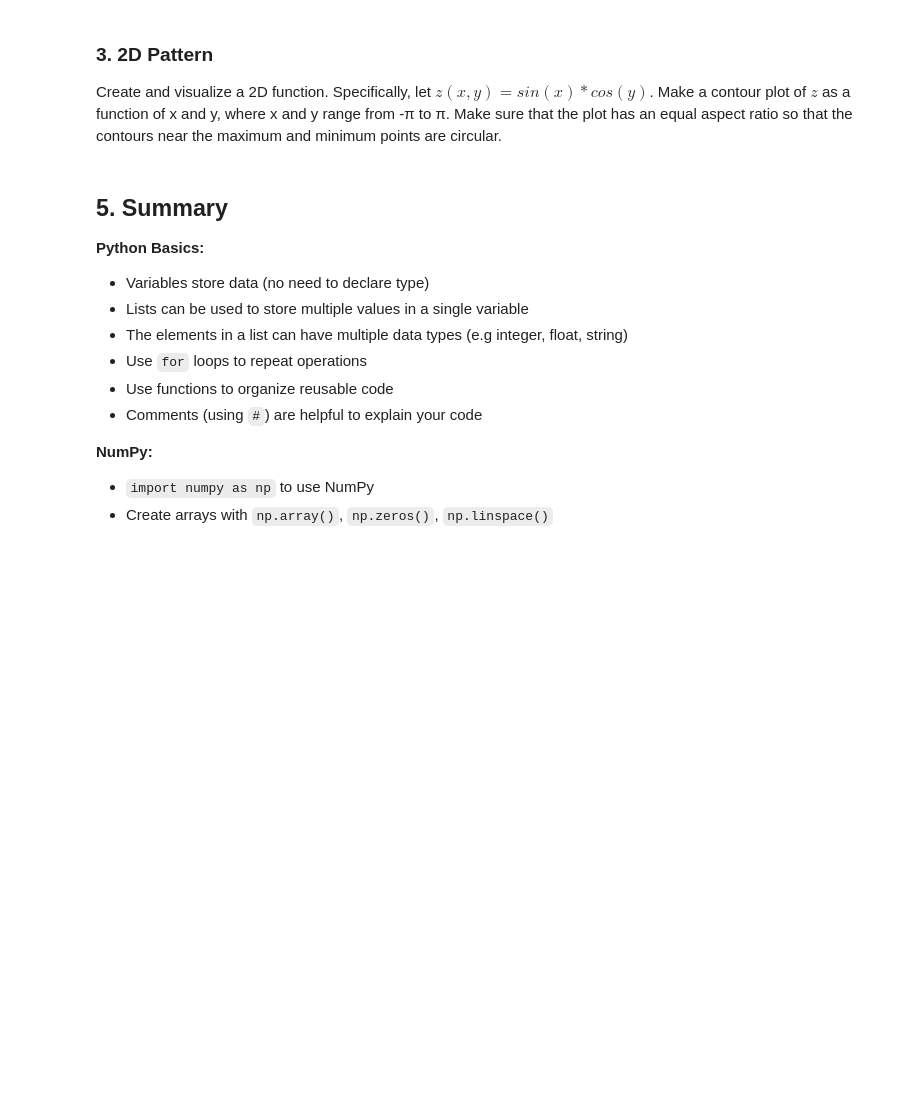
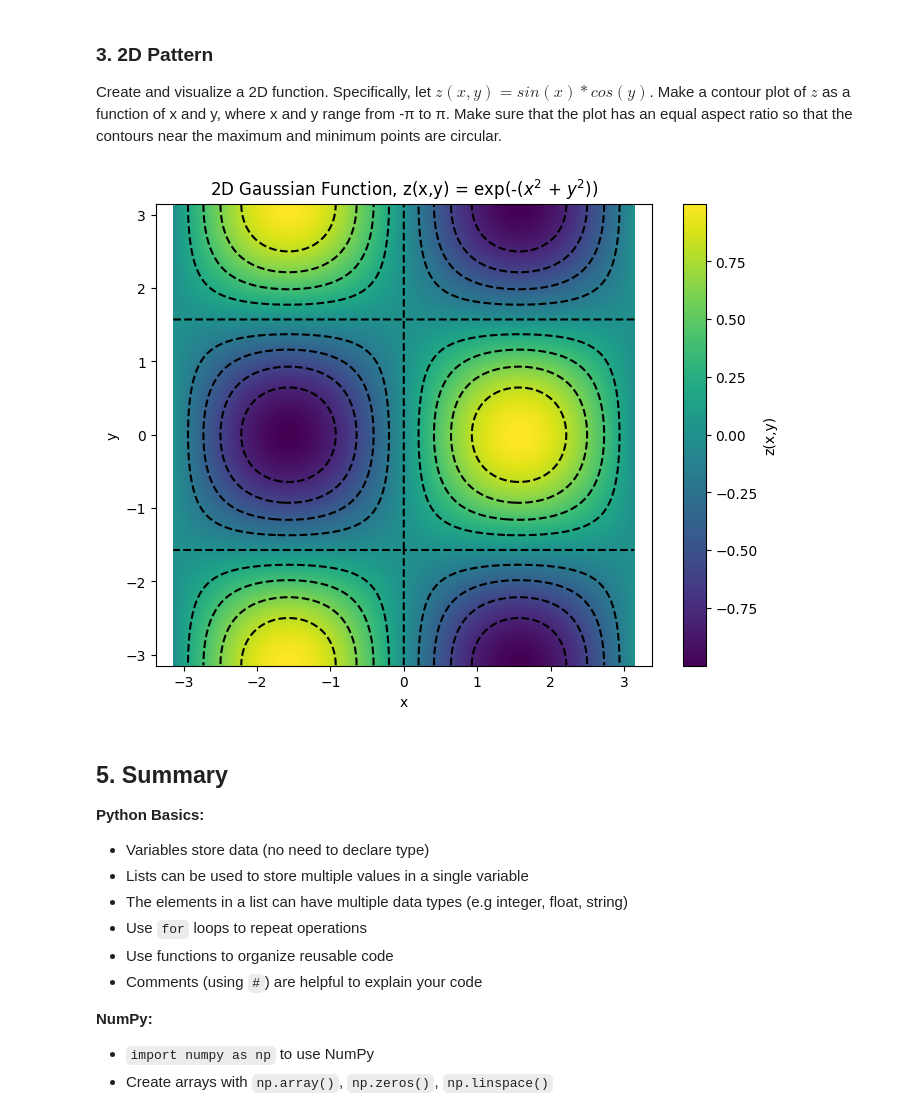
Before and after one commit to hesoane123-dev/QCES, a Jupyter notebook: python_introduction.ipynb, the cells around one changed output. Saved outputs shown, nothing was run; the diff lists cells and outputs as text; code cells hidden in the pictures; blank space fills up the shorter version.

```diff
--- a/python_introduction.ipynb
+++ b/python_introduction.ipynb
@@ -493,3 +448,21 @@ Create and visualize a 2D function. Specifically, let $z(x,y)=sin(x)*cos(y)$. Ma
+# %%
+# Your code here
+x = np.linspace(-math.pi,math.pi,500)
+y = np.linspace(-math.pi,math.pi,500)
+X, Y = np.meshgrid(x,y)
+Z = np.sin(X) * np.cos(Y)
+
+plt.figure(figsize=(8,6))
+plt.pcolormesh(X, Y, Z, cmap='viridis', shading='auto')  # cmap sets color scheme
+plt.colorbar(label='z(x,y)')
+plt.contour(X, Y, Z, levels=10, colors='black', linestyles='dashed')  # Overlay dashed contour lines
+plt.xlabel('x')
+plt.ylabel('y')
+plt.title('2D Gaussian Function, z(x,y) = exp(-($x^2$ + $y^2$))')
+plt.axis('equal')  # Equal aspect ratio
+plt.show()#
+# %% [output]
+[figure, added]
 # %% [markdown]
 ## 5. Summary
 
```
Also changed, not shown: parts of 20 cells of this notebook.
